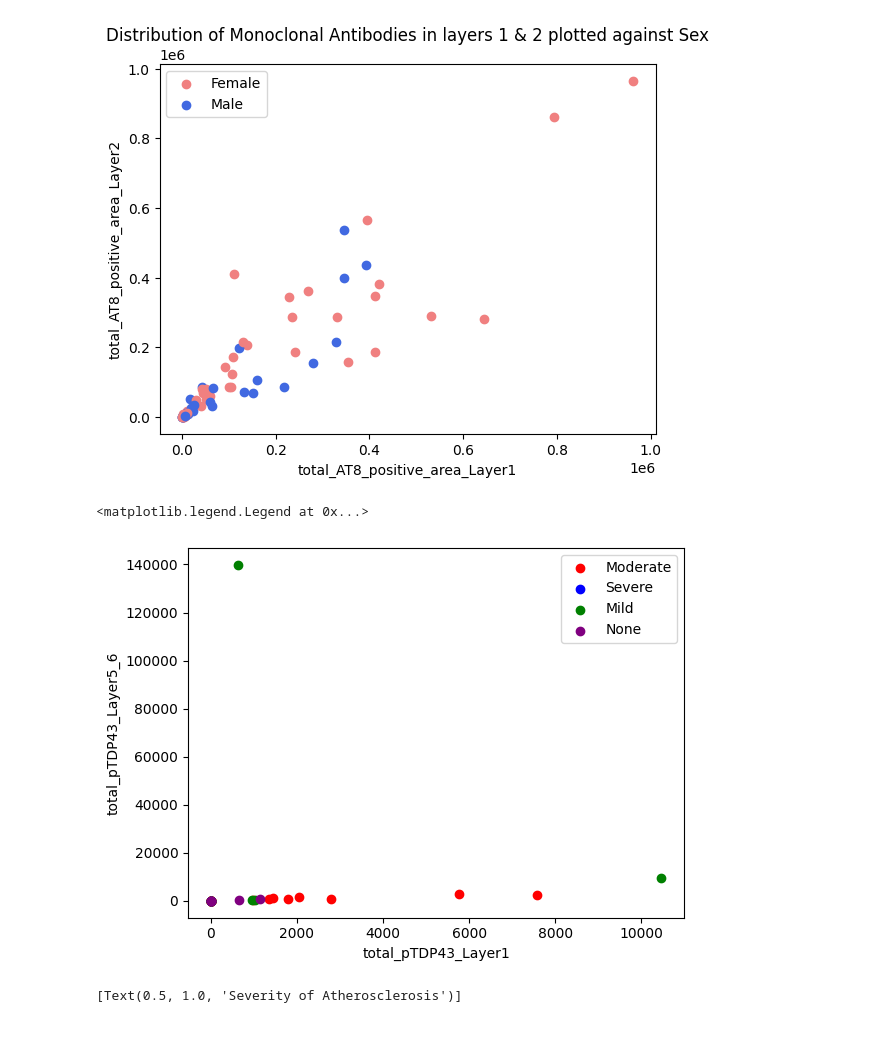
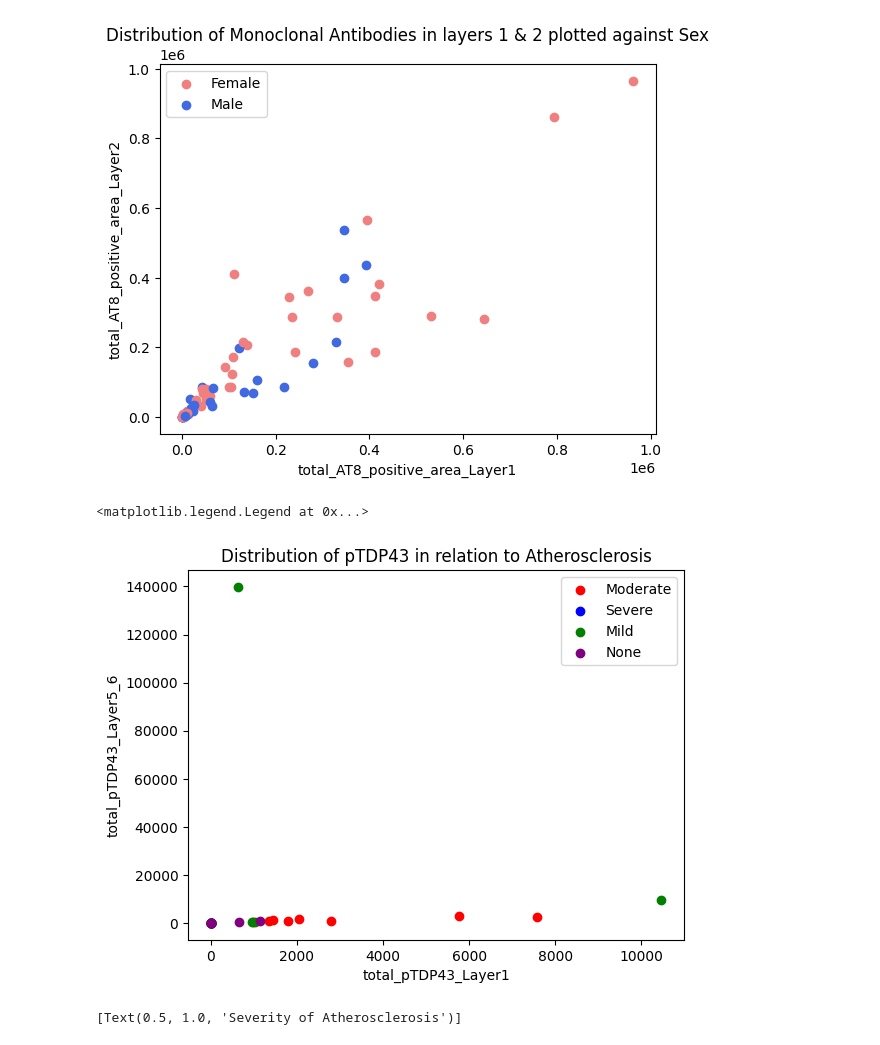
Before and after one commit to nellyfadil/Neuro-265, a Jupyter notebook: Neuro265Final.ipynb, the cells around one changed output. Cells and saved outputs as stored; diff of their text form; code cells hidden in the pictures.

```diff
--- a/Neuro265Final.ipynb
+++ b/Neuro265Final.ipynb
@@ -103,35 +103,35 @@ Moderate_x = []
 Moderate_y = []
 Severe_x = []
 Severe_y = []
 Mild_x = []
 Mild_y = []
 None_x = []
 None_y = []
 
 for i in range(alz_data_length):
   if alz_data.iloc[i,2] == 'Moderate':
     Moderate_x.append(alz_data.iloc[i,-1])
     Moderate_y.append(alz_data.iloc[i,-2])
   elif alz_data.iloc[i,2] == 'Severe':
     Severe_x.append(alz_data.iloc[i, -1])
     Severe_y.append(alz_data.iloc[i, -2])
   elif alz_data.iloc[i,2] == 'Mild':
     Mild_x.append(alz_data.iloc[i, -1])
     Mild_y.append(alz_data.iloc[i, -2])
   else:
     None_x.append(alz_data.iloc[i, -1])
     None_y.append(alz_data.iloc[i, -2])
 plt.scatter(Moderate_x, Moderate_y, label='Moderate', color='Red')
 plt.scatter(Severe_x, Severe_y, label='Severe', color = 'Blue')
 plt.scatter(Mild_x, Mild_y, label='Mild', color='Green')
 plt.scatter(None_x, None_y, label='None', color = 'Purple')
 plt.xlabel('total_pTDP43_Layer1')
 plt.ylabel('total_pTDP43_Layer5_6')
-plt.title('')
+plt.title('Distribution of pTDP43 in relation to Atherosclerosis')
 plt.legend(loc='upper right')
 # %% [output]
 <matplotlib.legend.Legend at 0x...>
-[figure, old version]
+[figure, new version]
 # %%
 #Make variables into numpy arrays
 female_at8_layer1 = np.array(alz_data.loc[alz_data['Sex'] == 'Female',['total_AT8_positive_area_Layer1']])
```
